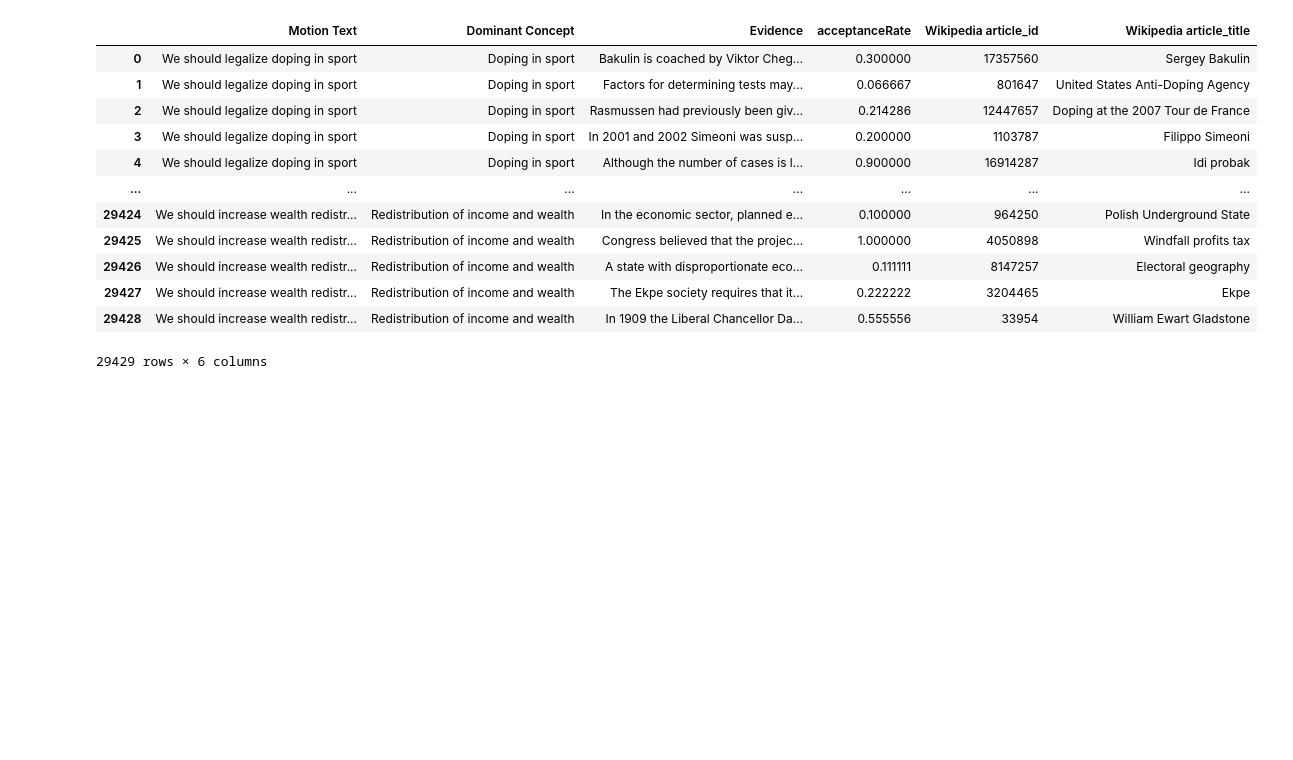
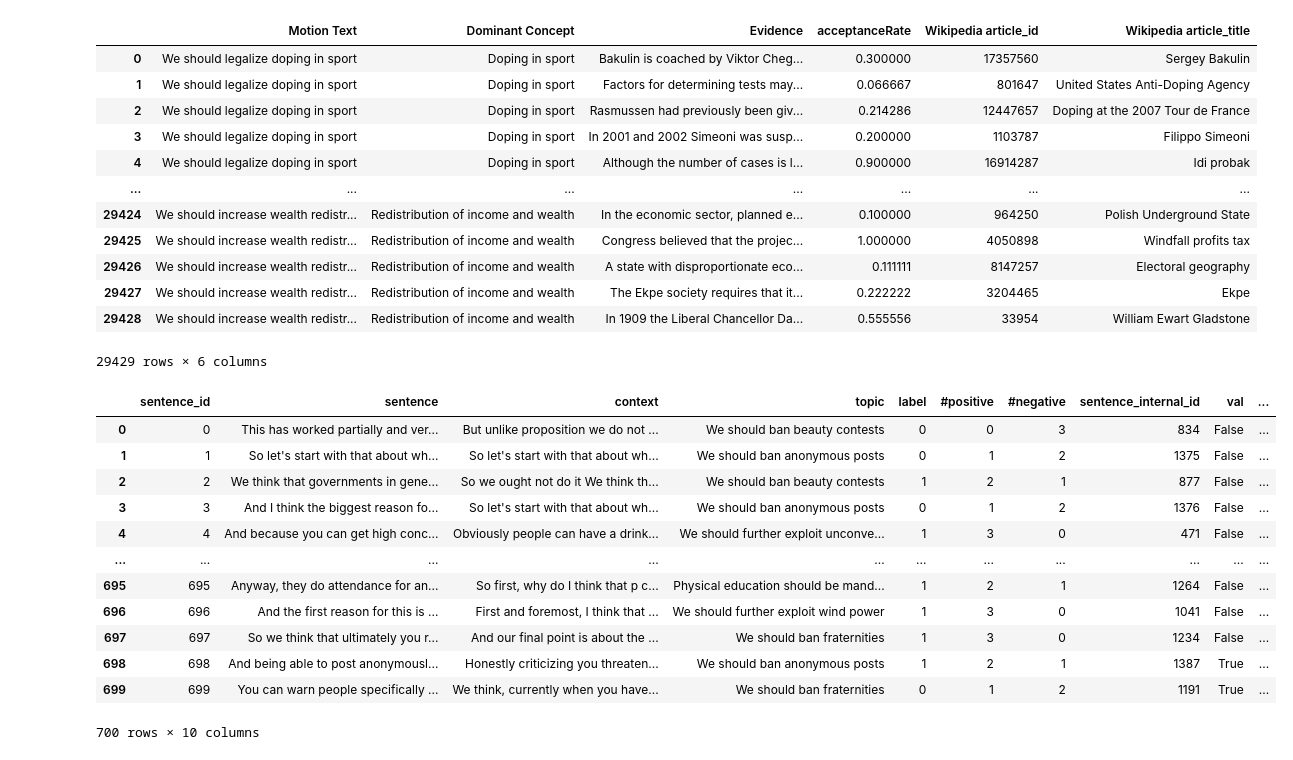
Before and after one commit to will10toman/Argument-Detection-Machine, a Jupyter notebook: data_handler.ipynb, the cells around one changed output. Drawn from its saved outputs; the diff is of its cells as text; code cells hidden in the pictures; blank space fills up the shorter version.

Commit message:
added even more sentences

```diff
--- a/data_handler.ipynb
+++ b/data_handler.ipynb
@@ -4,4 +11,19 @@ import pandas as pd
 claims = pd.read_csv('data/IBM_Debater_(R)_claim_sentences_search/data_sets/q_mc_train.csv')
 wiki_evidence = pd.read_csv('data/IBM_Debater_(R)_wikipedia_evidence_dataset_29429.csv/wikipedia_evidence_dataset_29429.csv')
 evidence = pd.read_csv("data/IBM_Debater_(R)_EvidenceSentences/IBMDebaterEvidenceSentences/train.csv")
+argument_sentences = pd.read_csv(
+    "data/IBM_Debater_(R)_ArgsInASR_Findings-2020.v1/IBM_Debater_(R)_ArgsInASR_Findings-2020.v1/argumentative_sentences_in_spoken_language_with split.csv",
+    encoding='utf-8',
+    on_bad_lines='skip'
+)
+
+cdc_data = pd.read_excel(
+    "/workspaces/Argument-Detection-Machine/data/IBM_Debater_(R)_CE-ACL-2014.v0/IBM_Debater_(R)_CE-ACL-2014.v0/2014_7_18_ibm_CDCdata.xls",
+    engine= 'xlrd'
+)
+
+cde_data = pd.read_excel(
+    "/workspaces/Argument-Detection-Machine/data/IBM_Debater_(R)_CE-ACL-2014.v0/IBM_Debater_(R)_CE-ACL-2014.v0/2014_7_18_ibm_CDEdata.xls",
+    engine= 'xlrd'
+)
 # %%
@@ -52,3 +74,19 @@ wiki_evidence
 | 29427 | We should increase wealth redistr... | Redistribution of income and wealth | The Ekpe society requires that it... | 0.222222 | 3204465 | Ekpe |
 | 29428 | We should increase wealth redistr... | Redistribution of income and wealth | In 1909 the Liberal Chancellor Da... | 0.555556 | 33954 | William Ewart Gladstone |
 29429 rows × 6 columns
+# %%
+argument_sentences
+# %% [output]
+|  | sentence_id | sentence | context | topic | label | #positive | #negative | sentence_internal_id | val | ... |
+| 0 | 0 | This has worked partially and ver... | But unlike proposition we do not ... | We should ban beauty contests | 0 | 0 | 3 | 834 | False | ... |
+| 1 | 1 | So let's start with that about wh... | So let's start with that about wh... | We should ban anonymous posts | 0 | 1 | 2 | 1375 | False | ... |
+| 2 | 2 | We think that governments in gene... | So we ought not do it We think th... | We should ban beauty contests | 1 | 2 | 1 | 877 | False | ... |
+| 3 | 3 | And I think the biggest reason fo... | So let's start with that about wh... | We should ban anonymous posts | 0 | 1 | 2 | 1376 | False | ... |
+| 4 | 4 | And because you can get high conc... | Obviously people can have a drink... | We should further exploit unconve... | 1 | 3 | 0 | 471 | False | ... |
+| ... | ... | ... | ... | ... | ... | ... | ... | ... | ... | ... |
+| 695 | 695 | Anyway, they do attendance for an... | So first, why do I think that p c... | Physical education should be mand... | 1 | 2 | 1 | 1264 | False | ... |
+| 696 | 696 | And the first reason for this is ... | First and foremost, I think that ... | We should further exploit wind power | 1 | 3 | 0 | 1041 | False | ... |
+| 697 | 697 | So we think that ultimately you r... | And our final point is about the ... | We should ban fraternities | 1 | 3 | 0 | 1234 | False | ... |
+| 698 | 698 | And being able to post anonymousl... | Honestly criticizing you threaten... | We should ban anonymous posts | 1 | 2 | 1 | 1387 | True | ... |
+| 699 | 699 | You can warn people specifically ... | We think, currently when you have... | We should ban fraternities | 0 | 1 | 2 | 1191 | True | ... |
+700 rows × 10 columns
```
Also changed, not shown: parts of 4 cells of this notebook.
